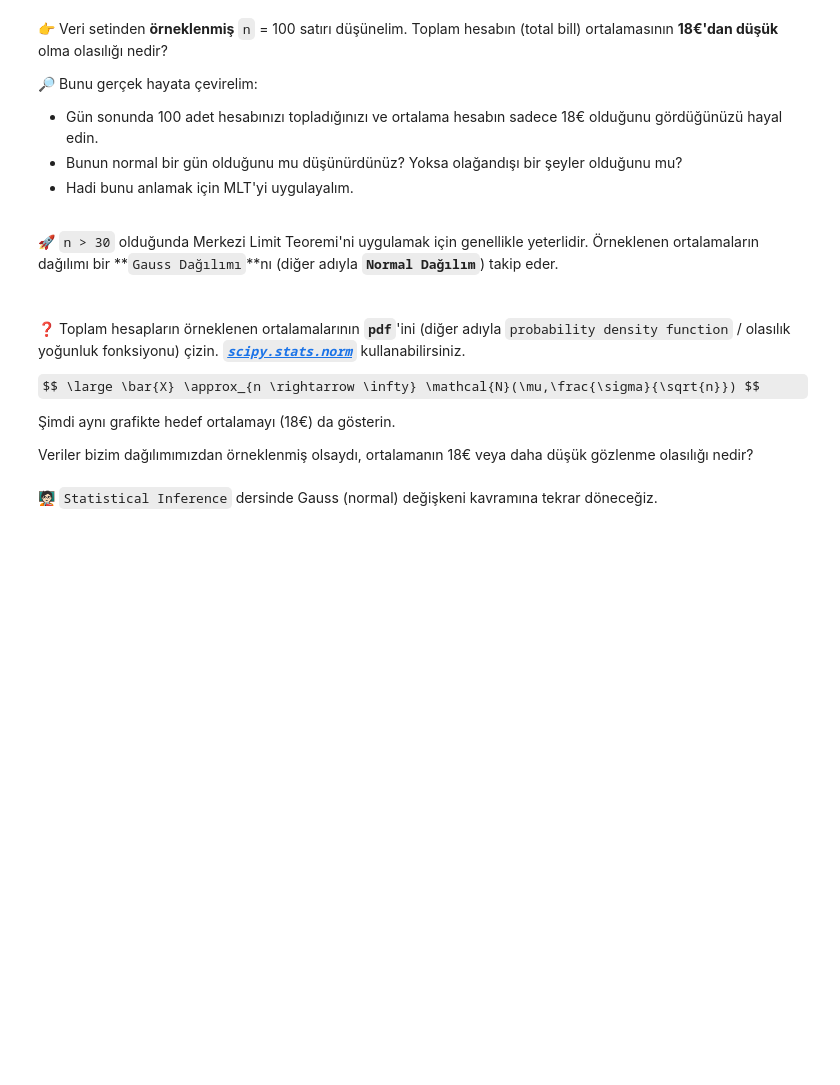
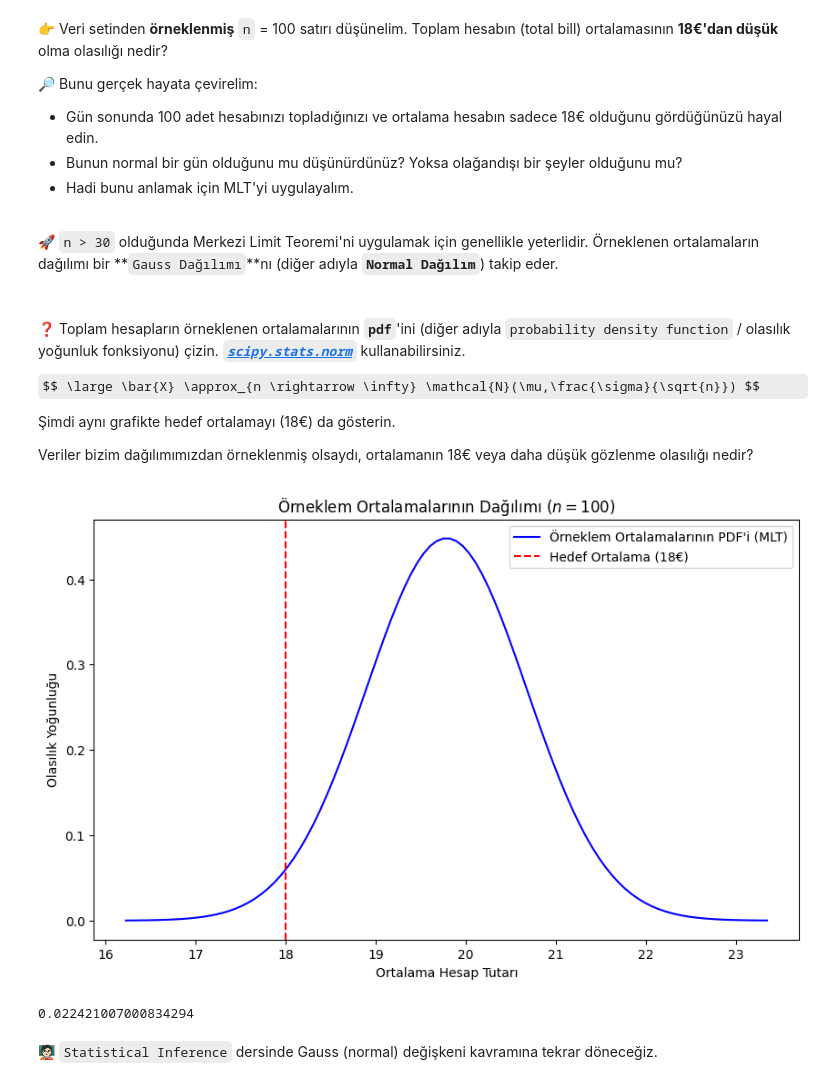
Before and after one commit to doganalperr/data-science-clt-irl, a Jupyter notebook: Recap_Central_Limit_Theorem_revisited.ipynb, the cells around one changed output. Cells and saved outputs as stored; diff of their text form; code cells hidden in the pictures; some formulas as TeX source; blank space fills up the shorter version.

```diff
--- a/Recap_Central_Limit_Theorem_revisited.ipynb
+++ b/Recap_Central_Limit_Theorem_revisited.ipynb
@@ -222,3 +292,33 @@ Veriler bizim dağılımımızdan örneklenmiş olsaydı, ortalamanın 18€ vey
+# %%
+import numpy as np
+import matplotlib.pyplot as plt
+from scipy.stats import norm
+
+n = 100
+target_mu = 18
+
+sigma_x_bar = sigma / np.sqrt(n)
+
+x = np.linspace(mu - 4*sigma_x_bar, mu + 4*sigma_x_bar, 100)
+y = norm.pdf(x, mu, sigma_x_bar)
+
+plt.figure(figsize=(10, 6))
+plt.plot(x, y, label='Örneklem Ortalamalarının PDF\'i (MLT)', color='blue')
+
+plt.axvline(target_mu, color='red', linestyle='--', label='Hedef Ortalama (18€)')
+
+plt.title('Örneklem Ortalamalarının Dağılımı ($n=100$)')
+plt.xlabel('Ortalama Hesap Tutarı')
+plt.ylabel('Olasılık Yoğunluğu')
+plt.legend()
+plt.show()
+
+probability = norm.cdf(target_mu, mu, sigma_x_bar)
+
+probability
+# %% [output]
+[figure, added]
+0.022421007000834294
 # %% [markdown]
 🧑🏻‍🏫 `Statistical Inference` dersinde Gauss (normal) değişkeni kavramına tekrar döneceğiz.
 # %% [markdown]
```
Also changed, not shown: parts of 22 cells of this notebook.
